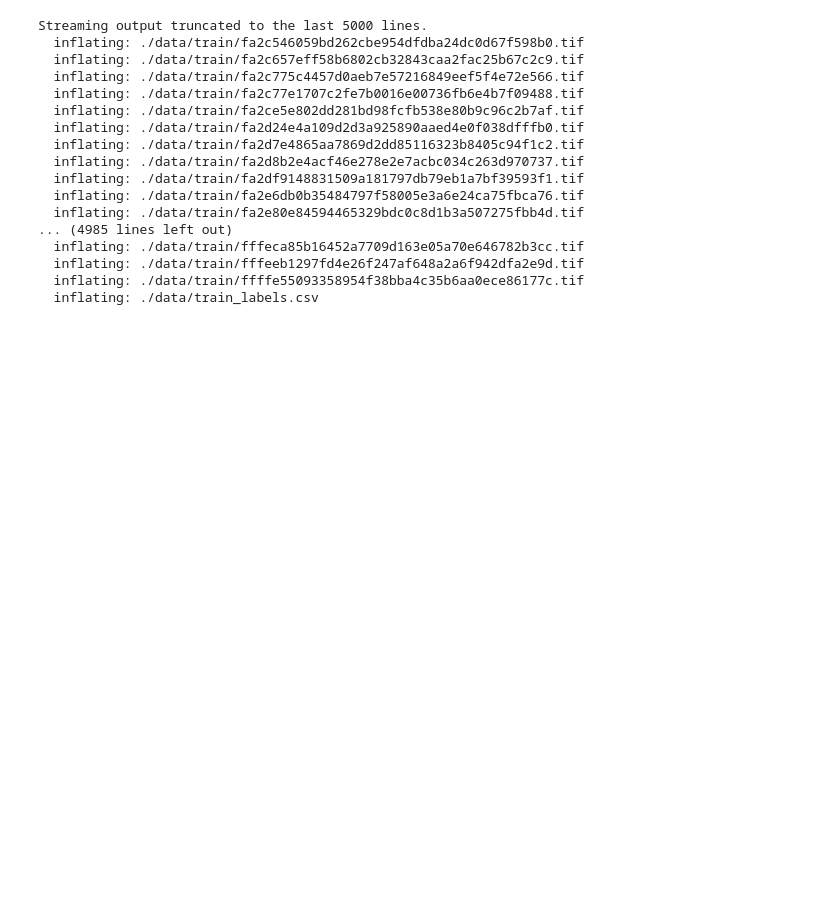
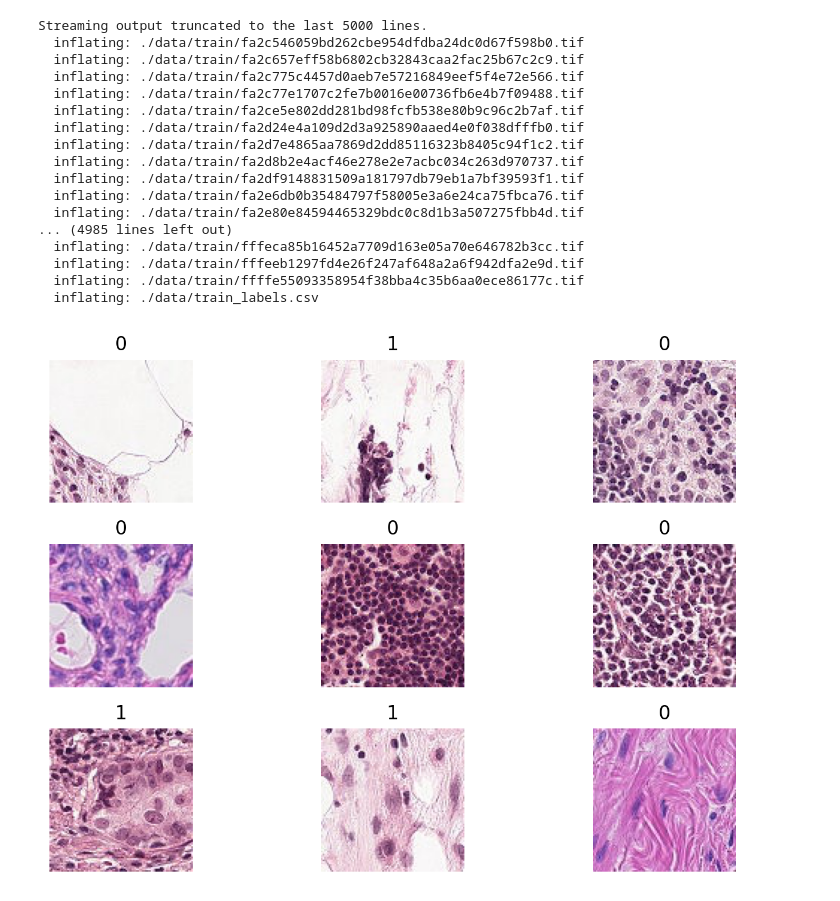
Before and after one commit to Depersonalizc/AL-cancer-detection, a Jupyter notebook: code.ipynb, the cells around one changed output. Drawn from its saved outputs; the diff is of its cells as text; code cells hidden in the pictures; blank space fills up the shorter version.

```diff
--- a/code.ipynb
+++ b/code.ipynb
@@ -35,3 +37,23 @@ Streaming output truncated to the last 5000 lines.
   inflating: ./data/train/fffeeb1297fd4e26f247af648a2a6f942dfa2e9d.tif
   inflating: ./data/train/ffffe55093358954f38bba4c35b6aa0ece86177c.tif
   inflating: ./data/train_labels.csv
+# %%
+%matplotlib inline
+import pandas as pd
+import torch
+import matplotlib.pyplot as plt
+import cv2
+import numpy as np
+plt.rcParams["figure.figsize"] = (5, 3) # (w, h)
+plt.rcParams["figure.dpi"] = 200
+# %%
+df = pd.read_csv("./data/train_labels.csv")
+fig = plt.figure(figsize=(8,5))
+for i in range(9):
+    fig.add_subplot(3, 3, i + 1)
+    fname = f"./data/train/{df.id[i]}.tif"
+    plt.imshow(cv2.cvtColor(cv2.imread(fname), cv2.COLOR_BGR2RGB))
+    plt.title(df.label[i]); plt.axis("off")
+fig.tight_layout()
+# %% [output]
+[figure, added]
```
Also changed, not shown: parts of 6 cells of this notebook.
